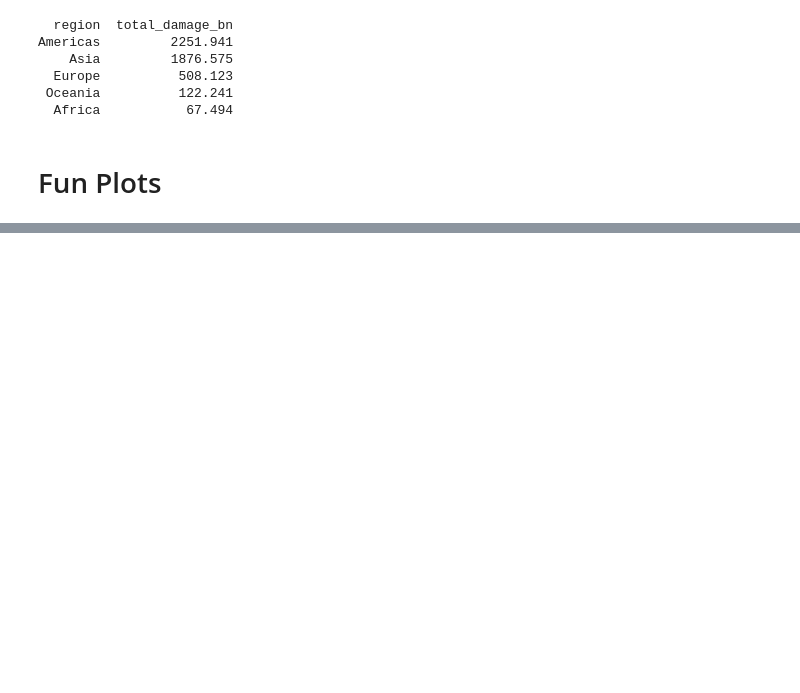
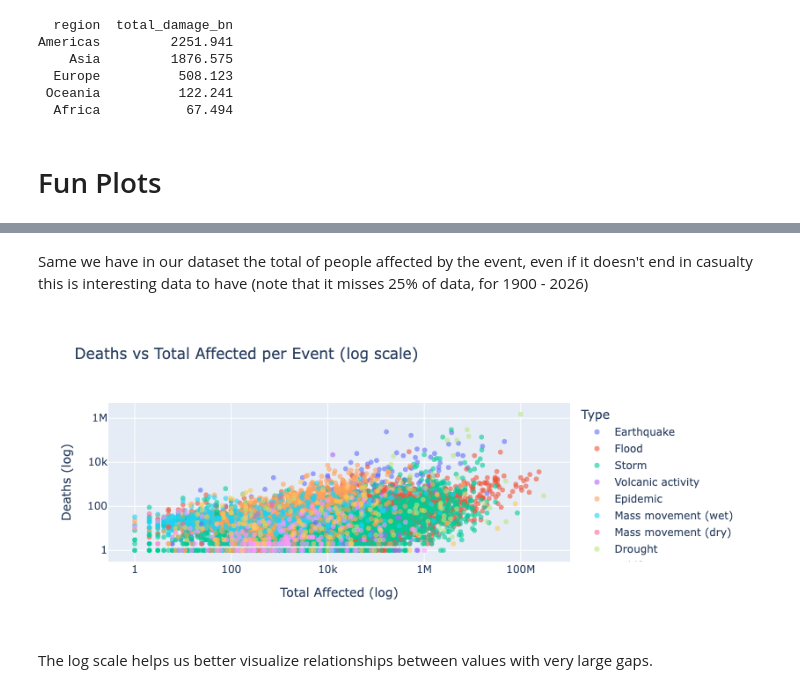
Before and after one commit to com-480-data-visualization/GlobalDisaster, a Jupyter notebook: exploration/EDA_EM-DAT.ipynb, the cells around one changed output, grey strips where cells are left out. Saved outputs shown, nothing was run; the diff lists cells and outputs as text; code cells hidden in the pictures; blank space fills up the shorter version.

```diff
--- a/exploration/EDA_EM-DAT.ipynb
+++ b/exploration/EDA_EM-DAT.ipynb
@@ -454,0 +507,18 @@ Americas         2251.941
+# %% [markdown]
+Same we have in our dataset the total of people affected by the event, even if it doesn't end in casualty this is interesting data to have (note that it misses 25% of data, for 1900 - 2026)
+# %%
+scatter_df = df[['disaster_type', 'deaths', 'total_affected', 'country', 'year']].dropna()
+scatter_df = scatter_df[(scatter_df['deaths'] > 0) & (scatter_df['total_affected'] > 0)]
+
+fig = px.scatter(
+    scatter_df, x='total_affected', y='deaths', color='disaster_type',
+    hover_data=['country', 'year'], log_x=True, log_y=True,
+    title='Deaths vs Total Affected per Event (log scale)',
+    labels={'total_affected': 'Total Affected (log)', 'deaths': 'Deaths (log)', 'disaster_type': 'Type'},
+    opacity=0.6
+)
+fig.show()
+# %% [output]
+[figure, added]
+# %% [markdown]
+The log scale helps us better visualize relationships between values with very large gaps.
```
Also changed, not shown: parts of 5 cells of this notebook.
